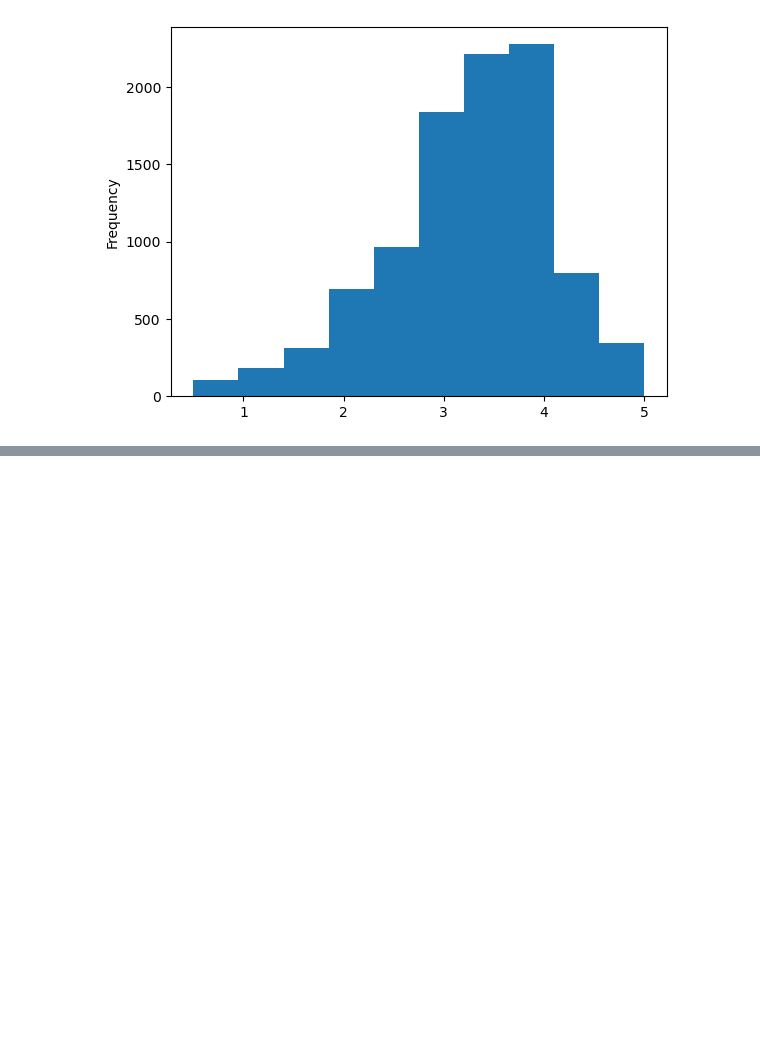
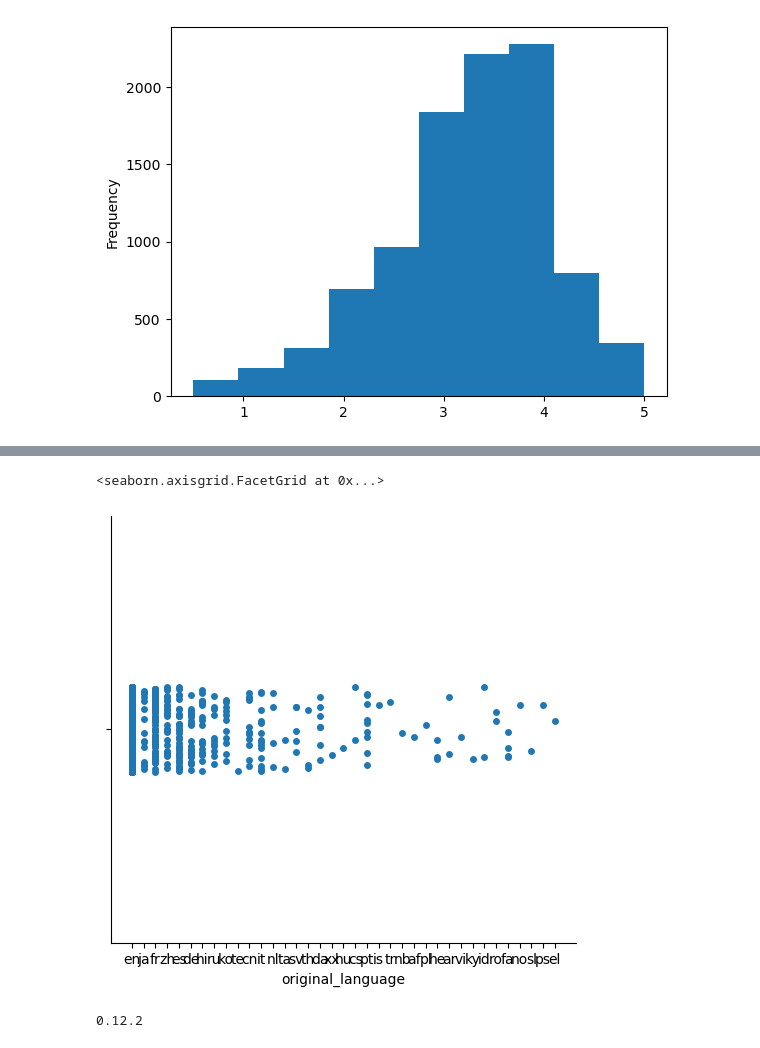
Before and after one commit to y-adeo/analise-exploratoria-filmes, a Jupyter notebook: analise/analise-avaliacoes.ipynb, the cells around one changed output, grey strips where cells are left out. Drawn from its saved outputs; the diff is of its cells as text; code cells hidden in the pictures; blank space fills up the shorter version.

```diff
--- a/analise/analise-avaliacoes.ipynb
+++ b/analise/analise-avaliacoes.ipynb
@@ -254,0 +288,9 @@ plt.hist(medias_por_filme)
+# %%
+sns.catplot(x = 'original_language', data = tmdb)
+# %% [output]
+<seaborn.axisgrid.FacetGrid at 0x...>
+[figure, added]
+# %%
+print(sns.__version__)
+# %% [output]
+0.12.2
```
Also changed, not shown: parts of 29 cells of this notebook.
